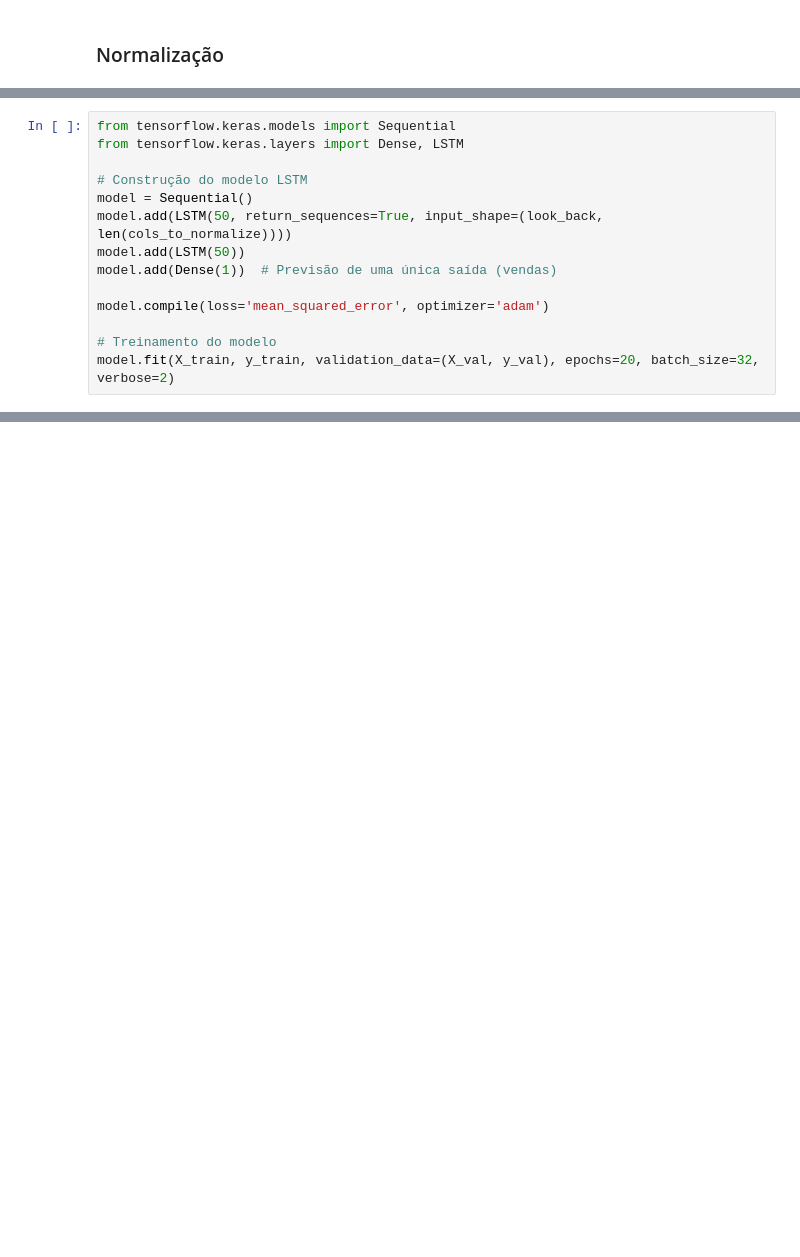
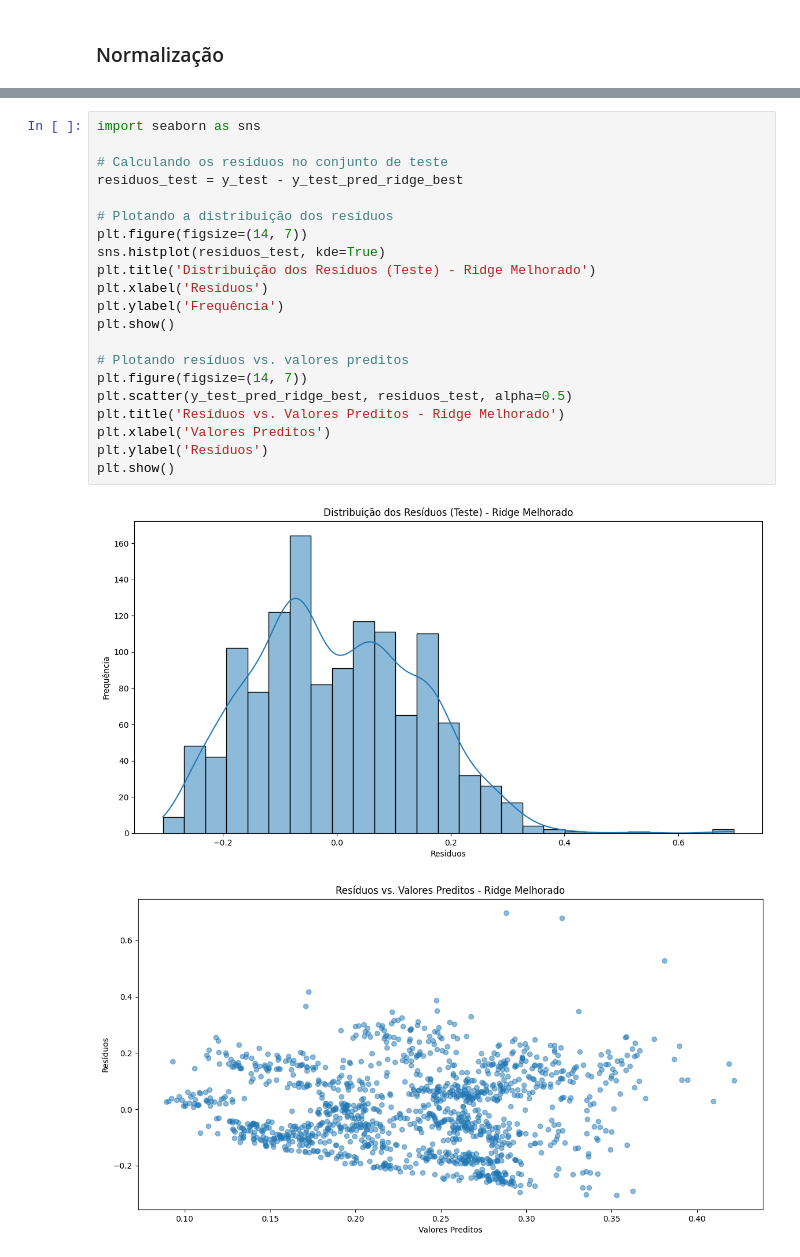
Before and after one commit to jvlopess/Walmart-Sales-Forecasting, a Jupyter notebook: notebooks/Walmart_Sales_Forecasting.ipynb, the cells around one changed output, grey strips where cells are left out. Saved outputs shown, nothing was run; the diff lists cells and outputs as text; blank space fills up the shorter version.

Commit message:
feat: Finalized model tuning with KNN and Ridge; added performance analysis.

```diff
--- a/notebooks/Walmart_Sales_Forecasting.ipynb
+++ b/notebooks/Walmart_Sales_Forecasting.ipynb
@@ -583,14 +584,0 @@ X_test = np.reshape(X_test, (X_test.shape[0], look_back, len(cols_to_normalize))
-# %%
-from tensorflow.keras.models import Sequential
-from tensorflow.keras.layers import Dense, LSTM
-
-# Construção do modelo LSTM
-model = Sequential()
-model.add(LSTM(50, return_sequences=True, input_shape=(look_back, len(cols_to_normalize))))
-model.add(LSTM(50))
-model.add(Dense(1))  # Previsão de uma única saída (vendas)
-
-model.compile(loss='mean_squared_error', optimizer='adam')
-
-# Treinamento do modelo
-model.fit(X_train, y_train, validation_data=(X_val, y_val), epochs=20, batch_size=32, verbose=2)
@@ -639,0 +634,24 @@ plt.show()
+# %%
+import seaborn as sns
+
+# Calculando os resíduos no conjunto de teste
+residuos_test = y_test - y_test_pred_ridge_best
+
+# Plotando a distribuição dos resíduos
+plt.figure(figsize=(14, 7))
+sns.histplot(residuos_test, kde=True)
+plt.title('Distribuição dos Resíduos (Teste) - Ridge Melhorado')
+plt.xlabel('Resíduos')
+plt.ylabel('Frequência')
+plt.show()
+
+# Plotando resíduos vs. valores preditos
+plt.figure(figsize=(14, 7))
+plt.scatter(y_test_pred_ridge_best, residuos_test, alpha=0.5)
+plt.title('Resíduos vs. Valores Preditos - Ridge Melhorado')
+plt.xlabel('Valores Preditos')
+plt.ylabel('Resíduos')
+plt.show()
+# %% [output]
+[figure, added]
+[figure, added]
```
Also changed, not shown: parts of 18 cells of this notebook.
